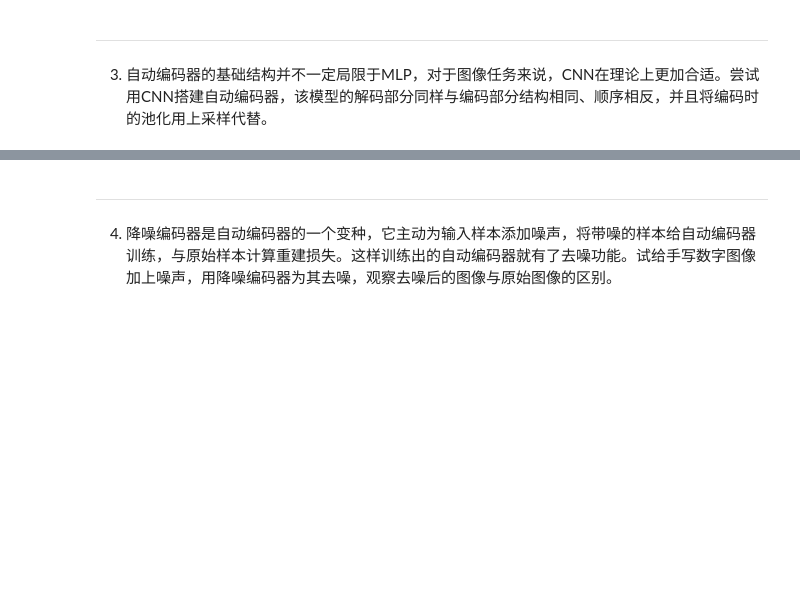
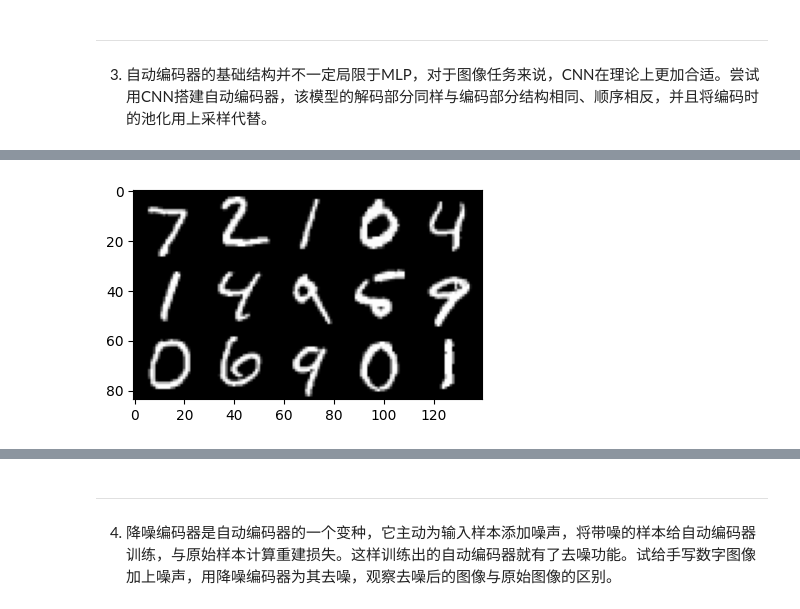
Before and after one commit to motewei/Hands-on-ML-solutions, a Jupyter notebook: 第18章 自动编码器/章节习题解答/自动编码器.ipynb, the cells around one changed output, grey strips where cells are left out. Drawn from its saved outputs; the diff is of its cells as text; code cells hidden in the pictures; blank space fills up the shorter version.

```diff
--- a/第18章 自动编码器/章节习题解答/自动编码器.ipynb
+++ b/第18章 自动编码器/章节习题解答/自动编码器.ipynb
@@ -14,0 +402,99 @@ D. 自动编码器的编码部分和解码部分是一体的，无法分开训
+# %%
+import numpy as np
+import matplotlib.pyplot as plt
+import pandas as pd
+import torch
+import torch.nn as nn
+import torch.optim as optim
+
+# 导入数据
+mnist_train = pd.read_csv("..\mnist_train.csv")
+mnist_test = pd.read_csv("..\mnist_test.csv")
+# 提取出图像信息，并将内容从0~255的整数转换为0.0~1.0的浮点数
+# 图像大小为28*28，数组中每一行代表一张图像
+x_train = mnist_train.iloc[:, 1:].to_numpy().reshape(-1, 1, 28, 28) / 255
+x_test = mnist_test.iloc[:, 1:].to_numpy().reshape(-1, 1, 28, 28) / 255
+print(f'训练集大小：{len(x_train)}')
+print(f'测试集大小：{len(x_test)}')
+
+def display(data, m, n):
+    # data：图像的像素数据，每行代表一张图像
+    # m，n：按m行n列的方式展示前m * n张图像
+    img = np.zeros((28 * m, 28 * n))
+    for i in range(m):
+        for j in range(n):
+            # 填充第i行j列图像的数据
+            img[i * 28: (i + 1) * 28, j * 28: (j + 1) * 28] = \
+                data[i * n + j].reshape(28, 28)
+    plt.figure(figsize=(m * 1.5, n * 1.5))
+    plt.imshow(img, cmap='gray')
+    plt.show()
+
+display(x_test.squeeze(), 3, 5)
+
+# 自动编码器
+class AutoencoderCNN(nn.Module):
+    def __init__(self):
+        super(AutoencoderCNN, self).__init__()
+        self.encoder = nn.Sequential(
+            nn.Conv2d(1, 16, kernel_size=3, stride=2, padding=1),  # 编码层1
+            nn.ReLU(True),
+            nn.Conv2d(16, 32, kernel_size=3, stride=2, padding=1),  # 编码层2
+            nn.ReLU(True)
+        )
+        self.decoder = nn.Sequential(
+            nn.ConvTranspose2d(32, 16, kernel_size=3, stride=2, padding=1, output_padding=1),  # 解码层1
+            nn.ReLU(True),
+            nn.ConvTranspose2d(16, 1, kernel_size=3, stride=2, padding=1, output_padding=1),  # 解码层2
+            nn.Sigmoid()  # 使用Sigmoid激活函数将输出映射到0-1之间
+        )
+
+    def forward(self, x):
+        x = self.encoder(x)
+        x = self.decoder(x)
+        return x
+
+# 实例化自动编码器
+autoencoder = AutoencoderCNN()
+
+# 训练超参数
+learning_rate = 0.001  # 学习率
+max_epoch = 10  # 训练轮数
+batch_size = 256  # 批量大小
+
+# 采用Adam优化器
+optimizer = optim.Adam(autoencoder.parameters(), lr=learning_rate)
+criterion = nn.MSELoss()
+
+# 开始训练
+for epoch in range(max_epoch):
+    # 打乱训练样本
+    indices = np.arange(len(x_train))
+    np.random.shuffle(indices)
+    x_train_shuffled = x_train[indices]
+
+    for i in range(0, len(x_train_shuffled), batch_size):
+        # 准备输入数据
+        inputs = x_train_shuffled[i:i+batch_size]
+        inputs = torch.tensor(inputs, dtype=torch.float32)
+
+        # 前向传播
+        outputs = autoencoder(inputs)
+
+        # 计算损失
+        loss = criterion(outputs, inputs)
+
+        # 反向传播和优化
+        optimizer.zero_grad()
+        loss.backward()
+        optimizer.step()
+
+    print(f'Epoch [{epoch+1}/{max_epoch}], Loss: {loss.item():.4f}')
+
+    if (epoch + 1) % 2 == 0:
+        # 选取测试集中的部分图像重建并展示
+        with torch.no_grad():
+            inputs = torch.tensor(x_test[:3 * 5], dtype=torch.float32)
+            outputs = autoencoder(inputs)
+        display(outputs.squeeze().cpu().numpy(), 3, 5)
+# %% [output]
@@ -14,0 +503 @@ D. 自动编码器的编码部分和解码部分是一体的，无法分开训
+[figure, added]
```
Also changed, not shown: parts of 12 cells of this notebook, 5 other files.
